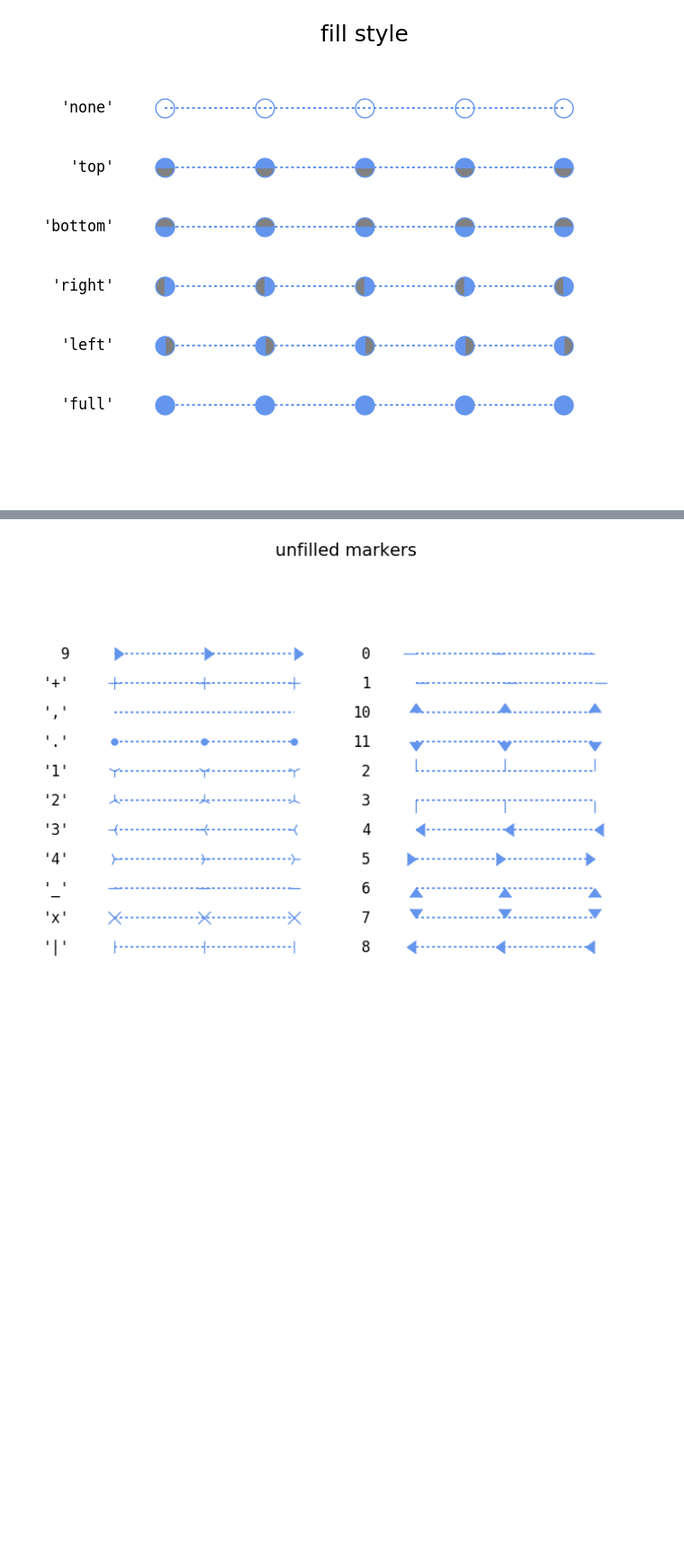
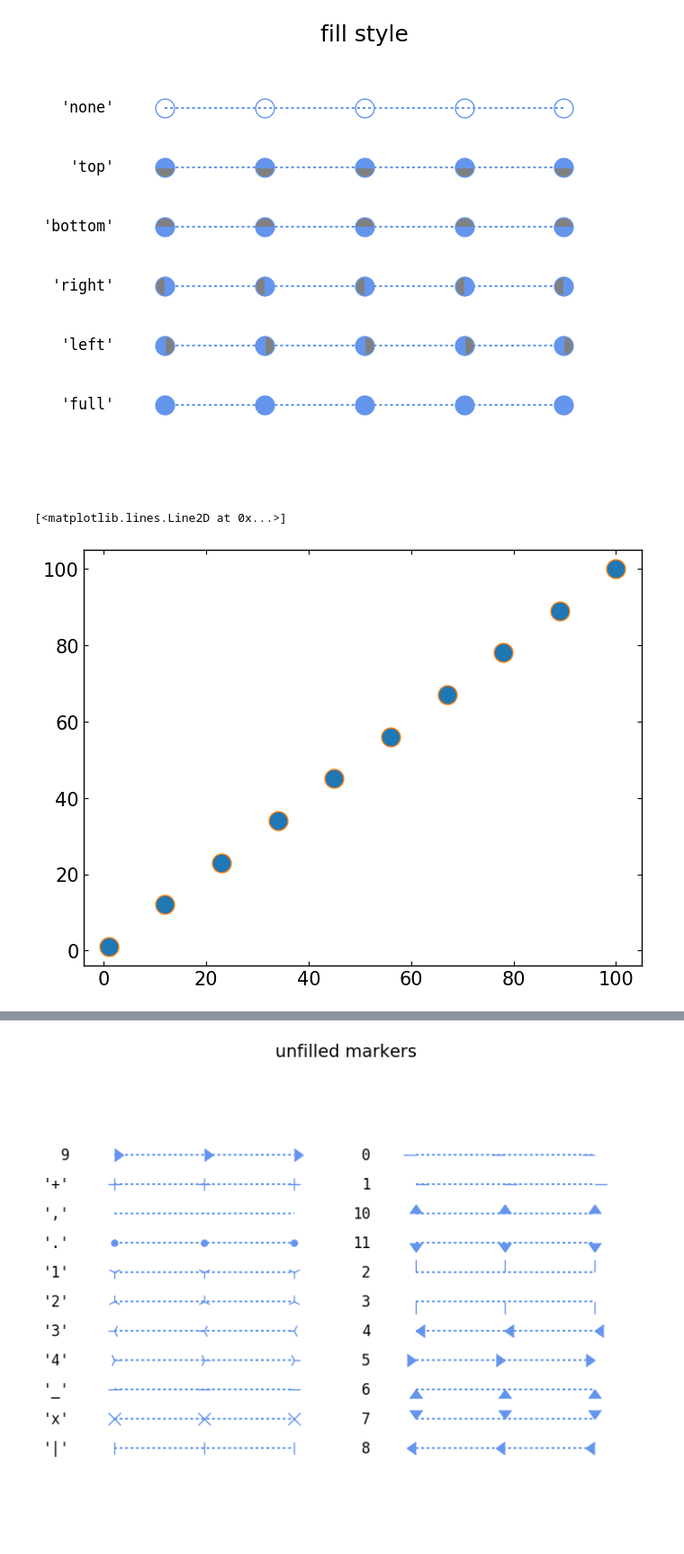
Before and after one commit to astrodoo/CodeExr, a Jupyter notebook: Python/ipynb/matplotlib3.ipynb, the cells around one changed output, grey strips where cells are left out. Shown at 90% size. Cells and saved outputs as stored; diff of their text form; code cells hidden in the pictures; blank space fills up the shorter version.

```diff
--- a/Python/ipynb/matplotlib3.ipynb
+++ b/Python/ipynb/matplotlib3.ipynb
@@ -71,3 +71,16 @@ for y, fill_style in enumerate(Line2D.fillStyles):
 plt.show()
 # %% [output]
 [figure]
+# %%
+import numpy as np
+import matplotlib.pyplot as plt
+
+x = np.linspace(1,100,10)
+y = x
+
+fig,ax = plt.subplots()
+
+ax.plot(x,y,'o',markersize=15,fillstyle='full',zorder=0,markeredgecolor='C1')
+# %% [output]
+[<matplotlib.lines.Line2D at 0x...>]
+[figure, added]
```
Also changed, not shown: parts of 6 cells of this notebook, 5 other files.
